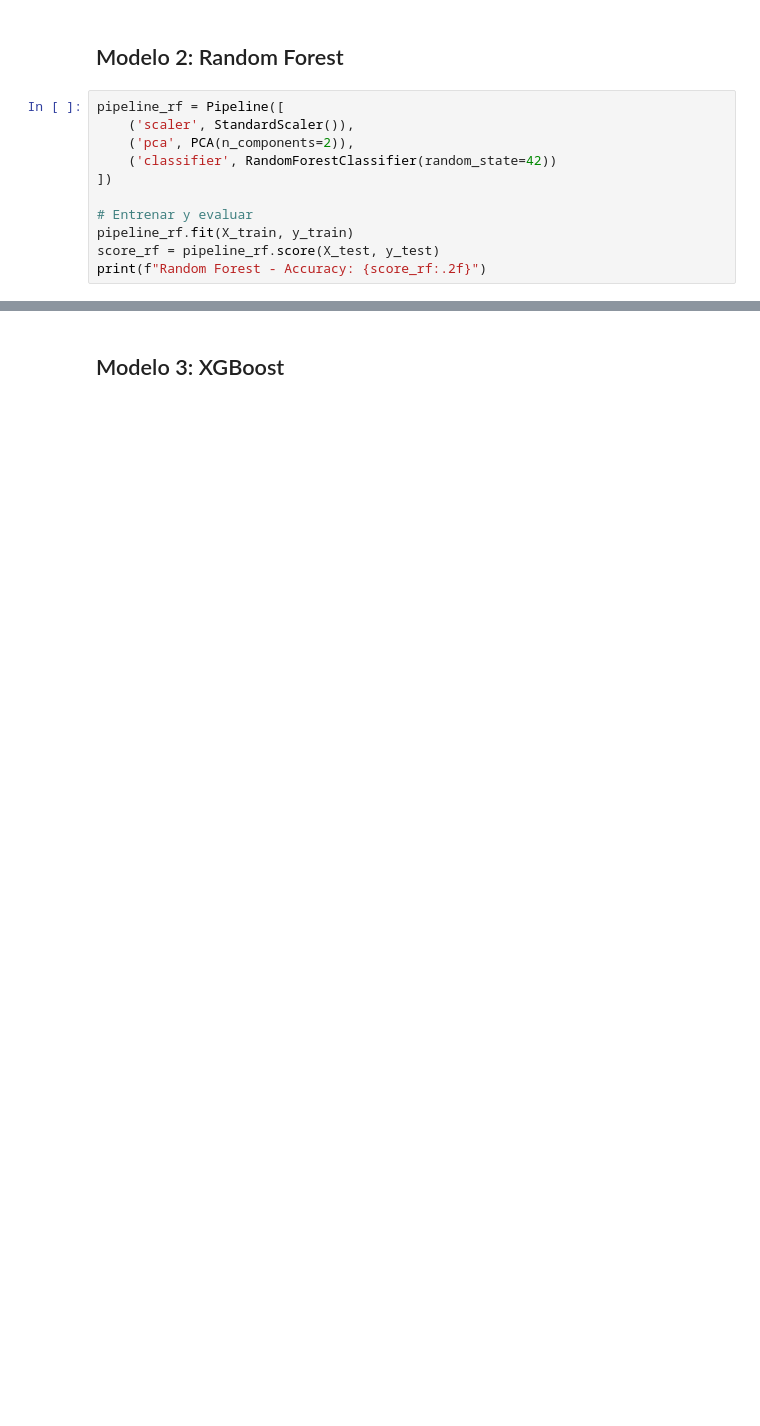
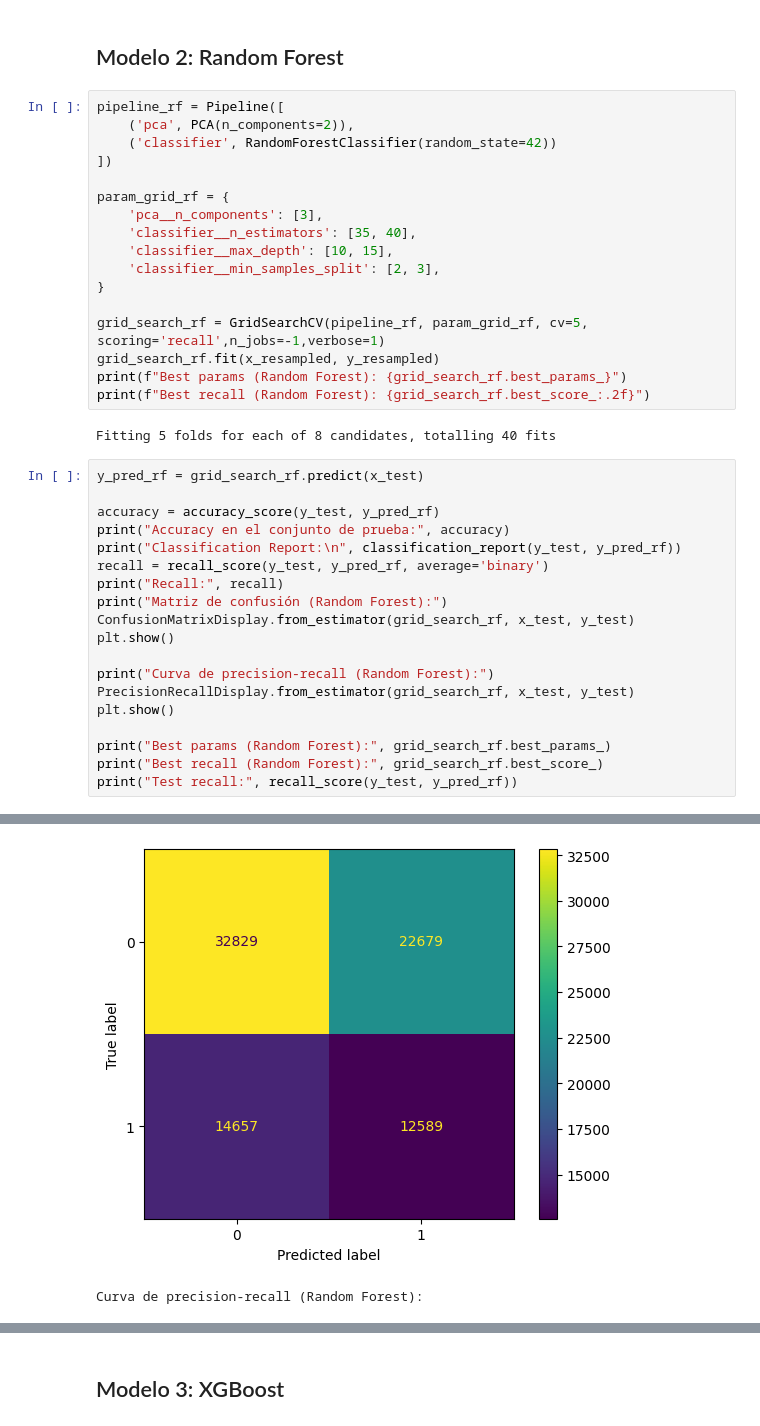
Before and after one commit to hug4470/DepressionML, a Jupyter notebook: MLProject/notebooks/03.02_Entrenamiento_Evaluación.ipynb, the cells around one changed output, grey strips where cells are left out. Cells and saved outputs as stored; diff of their text form; blank space fills up the shorter version.

Commit message:
total commit

```diff
--- a/MLProject/notebooks/03.02_Entrenamiento_Evaluación.ipynb
+++ b/MLProject/notebooks/03.02_Entrenamiento_Evaluación.ipynb
@@ -72,13 +139,41 @@ print(f"Regresión Logística - Accuracy: {score_lr:.2f}")
 # %% [markdown]
 ## Modelo 2: Random Forest
-# %%
-pipeline_rf = Pipeline([
-    ('scaler', StandardScaler()),
-    ('pca', PCA(n_components=2)),
-    ('classifier', RandomForestClassifier(random_state=42))
-])
-
-# Entrenar y evaluar
-pipeline_rf.fit(X_train, y_train)
-score_rf = pipeline_rf.score(X_test, y_test)
-print(f"Random Forest - Accuracy: {score_rf:.2f}")
+# %%
+pipeline_rf = Pipeline([
+    ('pca', PCA(n_components=2)),
+    ('classifier', RandomForestClassifier(random_state=42))
+])
+
+param_grid_rf = {
+    'pca__n_components': [3],
+    'classifier__n_estimators': [35, 40],
+    'classifier__max_depth': [10, 15],
+    'classifier__min_samples_split': [2, 3],
+}
+
+grid_search_rf = GridSearchCV(pipeline_rf, param_grid_rf, cv=5, scoring='recall',n_jobs=-1,verbose=1)
+grid_search_rf.fit(x_resampled, y_resampled)
+print(f"Best params (Random Forest): {grid_search_rf.best_params_}")
+print(f"Best recall (Random Forest): {grid_search_rf.best_score_:.2f}")
+# %% [output]
+Fitting 5 folds for each of 8 candidates, totalling 40 fits
+# %%
+y_pred_rf = grid_search_rf.predict(x_test)
+
+accuracy = accuracy_score(y_test, y_pred_rf)
+print("Accuracy en el conjunto de prueba:", accuracy)
+print("Classification Report:\n", classification_report(y_test, y_pred_rf))
+recall = recall_score(y_test, y_pred_rf, average='binary')
+print("Recall:", recall)
+print("Matriz de confusión (Random Forest):")
+ConfusionMatrixDisplay.from_estimator(grid_search_rf, x_test, y_test)
+plt.show()
+
+print("Curva de precision-recall (Random Forest):")
+PrecisionRecallDisplay.from_estimator(grid_search_rf, x_test, y_test)
+plt.show()
+
+print("Best params (Random Forest):", grid_search_rf.best_params_)
+print("Best recall (Random Forest):", grid_search_rf.best_score_)
+print("Test recall:", recall_score(y_test, y_pred_rf))
+# %% [output]
@@ -84,0 +193,2 @@ print(f"Random Forest - Accuracy: {score_rf:.2f}")
+[figure, added]
+Curva de precision-recall (Random Forest):
```
Also changed, not shown: parts of 49 cells of this notebook, 11 other files.
